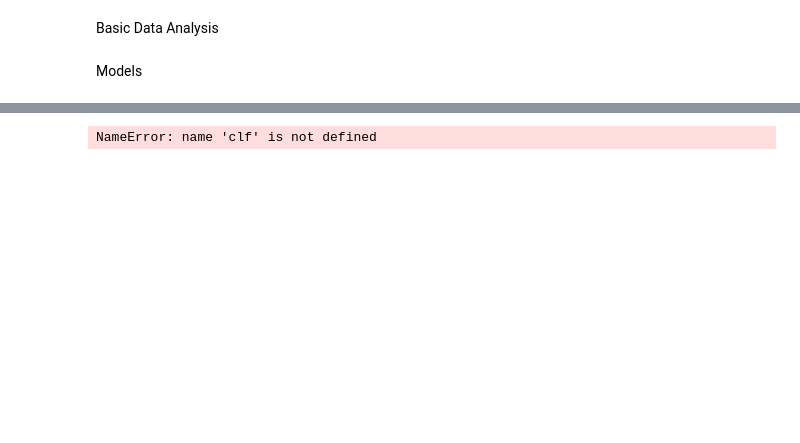
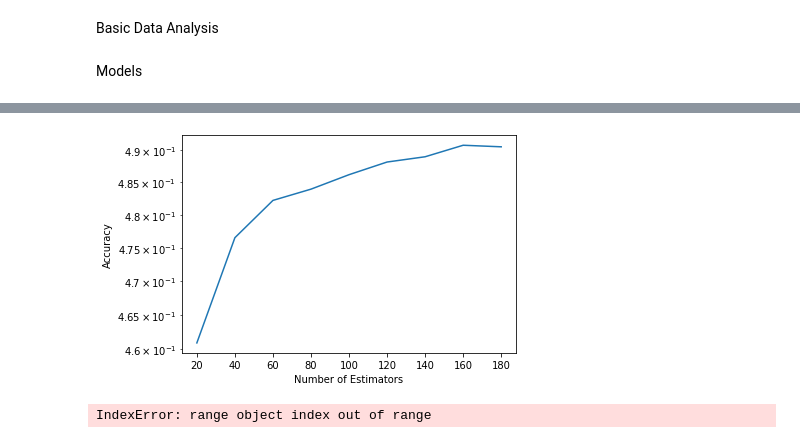
Before and after one commit to Warspiteful/EECE5644-Machine-Learning-FinalProject, a Jupyter notebook: CompiledNotebookSaved.ipynb, the cells around one changed output, grey strips where cells are left out. Drawn from its saved outputs; the diff is of its cells as text; code cells hidden in the pictures; blank space fills up the shorter version.

```diff
--- a/CompiledNotebookSaved.ipynb
+++ b/CompiledNotebookSaved.ipynb
@@ -421,5 +376,41 @@ Time to run (min):  24.024336457252502
-# %%
-from sklearn.feature_selection import RFE
-prunded = RFE(clf)
-# %% [output]
-NameError: name 'clf' is not defined
+# %%
+from sklearn.ensemble import RandomForestClassifier
+from sklearn.model_selection import train_test_split, KFold
+from sklearn.feature_selection import RFE
+from sklearn import metrics
+
+estimators_range = range(20, 200, 20)
+
+splits = 10
+k = 0
+k_fold = KFold(n_splits = splits, shuffle = True)
+# %%
+
+clf = RandomForestClassifier(n_estimators = 100)
+
+MSE_error = np.zeros(len(estimators_range))
+optimal_models = []
+for estimator_count_index in range(len(estimators_range)):
+
+    clf = RandomForestClassifier(n_estimators = estimators_range[estimator_count_index])
+    error = np.ones(splits)
+    models = []
+    k = 0
+    for train_indices, valid_indices in k_fold.split(X):
+        xTrain, xValid = X.values[train_indices], X.values[valid_indices]
+        yTrain, yValid = y_decade[train_indices], y_decade[valid_indices]
+        clf.fit(xTrain, yTrain)
+        y_pred = clf.predict(xValid)
+        error[k] = metrics.accuracy_score(yValid, y_pred)
+        k += 1
+    MSE_error[estimator_count_index] = np.mean(error)
+# %%
+plt.semilogy(estimators_range, MSE_error[0:9])
+plt.xlabel("Number of Estimators")
+plt.ylabel("Accuracy")
+plt.show()
+best_n_estimators = estimators_range[np.argmax(MSE_error)]
+print(estimators_range[np.argmax(MSE_error)])
+# %% [output]
+[figure, added]
+IndexError: range object index out of range
```
Also changed, not shown: parts of 33 cells of this notebook, 11 other files.
